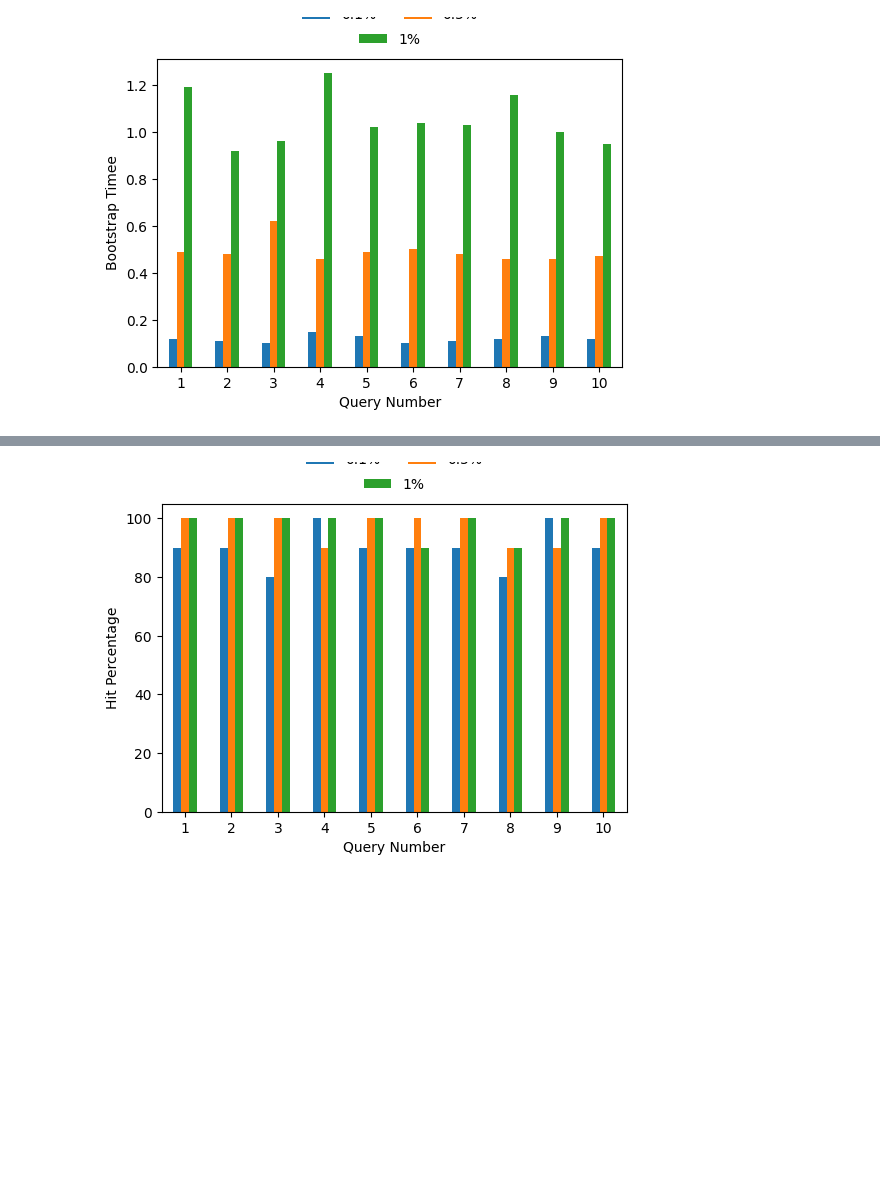
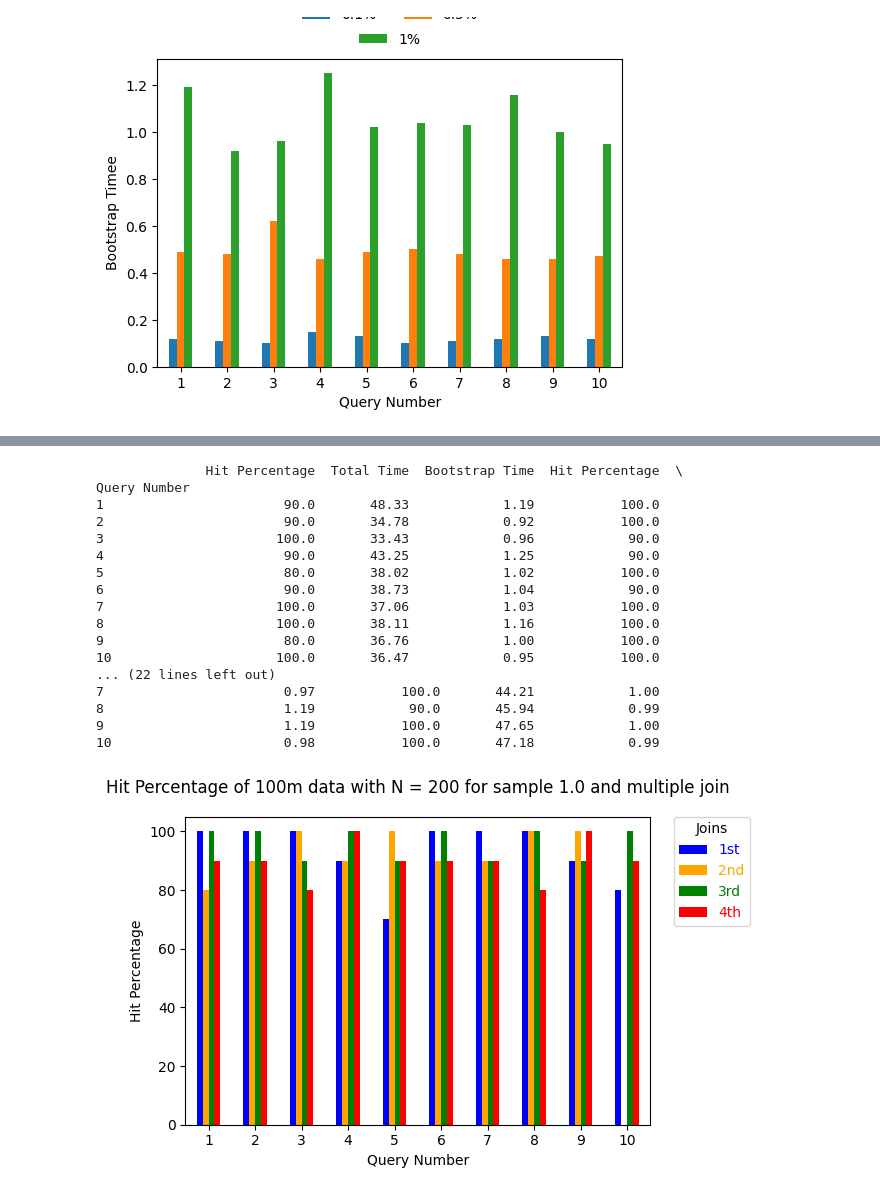
Before and after one commit to smaharjan02/bootstrapCS2, a Jupyter notebook: src/graph_experiments/graphdraw.ipynb, the cells around one changed output, grey strips where cells are left out. Drawn from its saved outputs; the diff is of its cells as text; code cells hidden in the pictures; blank space fills up the shorter version.

```diff
--- a/src/graph_experiments/graphdraw.ipynb
+++ b/src/graph_experiments/graphdraw.ipynb
@@ -145,8 +270,10 @@ df9 = pd.read_csv ('graph_experiment_results_query_third_join/graphlogs_log_tpch
 # %%
-third_join_df = pd.concat([df7.set_index("Query Number"),
+#compare Hit percentage of each query for each join
+multi_join_so5_df = pd.concat([df2.set_index("Query Number"),
+                     df5.set_index("Query Number"),
                      df8.set_index("Query Number"),
-                     df9.set_index("Query Number")], axis=1)
-print(third_join_df)
+                     df11.set_index("Query Number")], axis=1) #sample 0.5
+print(multi_join_so5_df.head())
 # %% [output]
               Hit Percentage  Total Time  Bootstrap Time  Hit Percentage  \
 Query Number
@@ -198,8 +324,11 @@ df12 = pd.read_csv ('graph_experiment_results_query_fourth_join/graphlogs_log_tp
 # %%
-fourth_join_df = pd.concat([df10.set_index("Query Number"),
-                     df11.set_index("Query Number"),
-                     df12.set_index("Query Number")], axis=1)
-print(fourth_join_df)
+#compare Hit percentage of each query for each join
+multi_join_s1o_df = pd.concat([df3.set_index("Query Number"),
+                     df6.set_index("Query Number"),
+                     df9.set_index("Query Number"),
+                     df12.set_index("Query Number")], axis=1) #sample 1.0
+print(multi_join_s1o_df.tail())
+#
 # %% [output]
               Hit Percentage  Total Time  Bootstrap Time  Hit Percentage  \
 Query Number
@@ -221,20 +350,46 @@ Query Number
 # %%
-with PdfPages('Hit Percentage of 100m data with N = 200 for fourth join.pdf') as pdf:
+with PdfPages('Hit Percentage of 100m data with N = 200 for sample 1.0 and multiple join.pdf') as pdf:
 
-    #print(multidf)
-    g = fourth_join_df["Hit Percentage"].plot.bar( figsize=(6, 4))
+    print(multi_join_s1o_df)
+    g = multi_join_so1_df["Hit Percentage"].plot.bar( figsize=(6, 4),
+             color=['blue', 'orange', 'green', 'red'])
     plt.xticks(rotation=0)
+    # Get labels from plot
+    handles, labels = g.get_legend_handles_labels()
 
-    h,l= g.get_legend_handles_labels()
-    kw = dict(ncol=2, loc="lower center", frameon=False)
-    leg1 = g.legend(['0.1%', '0.5%'], bbox_to_anchor=[0.5,1.08],**kw)
-    leg2 = g.legend(h[2:],['1%'], bbox_to_anchor=[0.5,1.00],**kw)
-    g.add_artist(leg1)
-    #plt.legend(['0.1%', '0.5%', '1%'],bbox_to_anchor=(.3, 1.08), loc='best')
+    # Create single legend
+    legend = g.legend(handles,
+                  ['1st', '2nd', '3rd', '4th'],
+                  labelcolor=['blue', 'orange', 'green', 'red'],
+                  loc='upper left', #location
+                  bbox_to_anchor=(1.05, 1), #position
+                  title='Joins',
+                  borderaxespad=0)
+
+    # Adjust spacing between handles
+    legend.hspace = 0.3
+
     g.set_ylabel('Hit Percentage')
 
-    #g.set_title('Hit Percentage of 100MB data with N = 200')
+    g.set_title("Hit Percentage of 100m data with N = 200 for sample 1.0 and multiple join", fontsize=12, y=1.05)
 
     pdf.savefig(bbox_inches='tight')
 # %% [output]
+              Hit Percentage  Total Time  Bootstrap Time  Hit Percentage  \
+Query Number
+1                       90.0       48.33            1.19           100.0
+2                       90.0       34.78            0.92           100.0
+3                      100.0       33.43            0.96            90.0
+4                       90.0       43.25            1.25            90.0
+5                       80.0       38.02            1.02           100.0
+6                       90.0       38.73            1.04            90.0
+7                      100.0       37.06            1.03           100.0
+8                      100.0       38.11            1.16           100.0
+9                       80.0       36.76            1.00           100.0
+10                     100.0       36.47            0.95           100.0
+... (22 lines left out)
+7                       0.97           100.0       44.21            1.00
+8                       1.19            90.0       45.94            0.99
+9                       1.19           100.0       47.65            1.00
+10                      0.98           100.0       47.18            0.99
-[figure, old version]
+[figure, new version]
```
Also changed, not shown: parts of 17 cells of this notebook, 29 other files.
